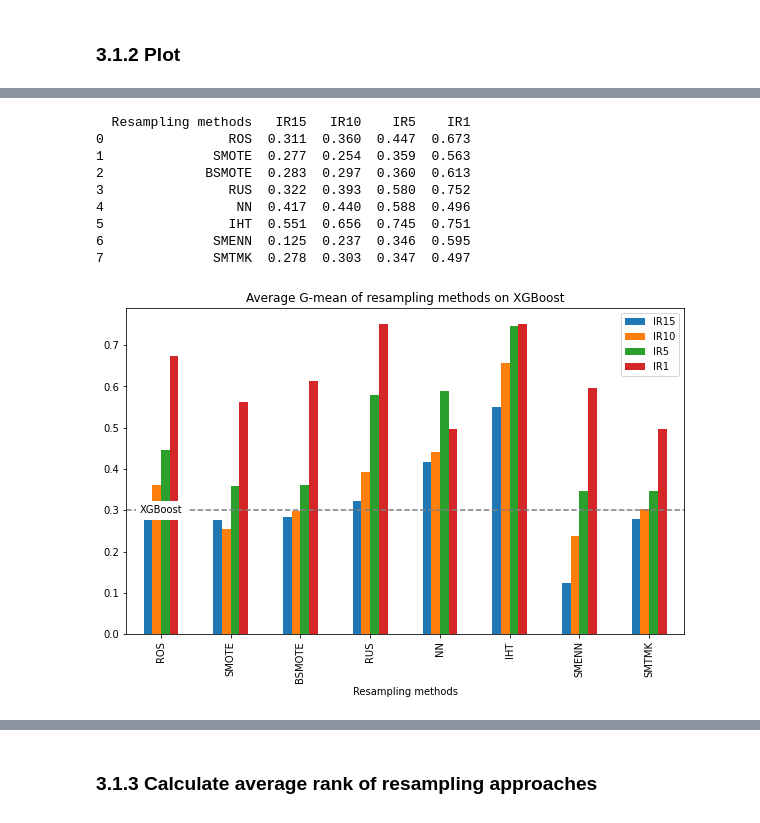
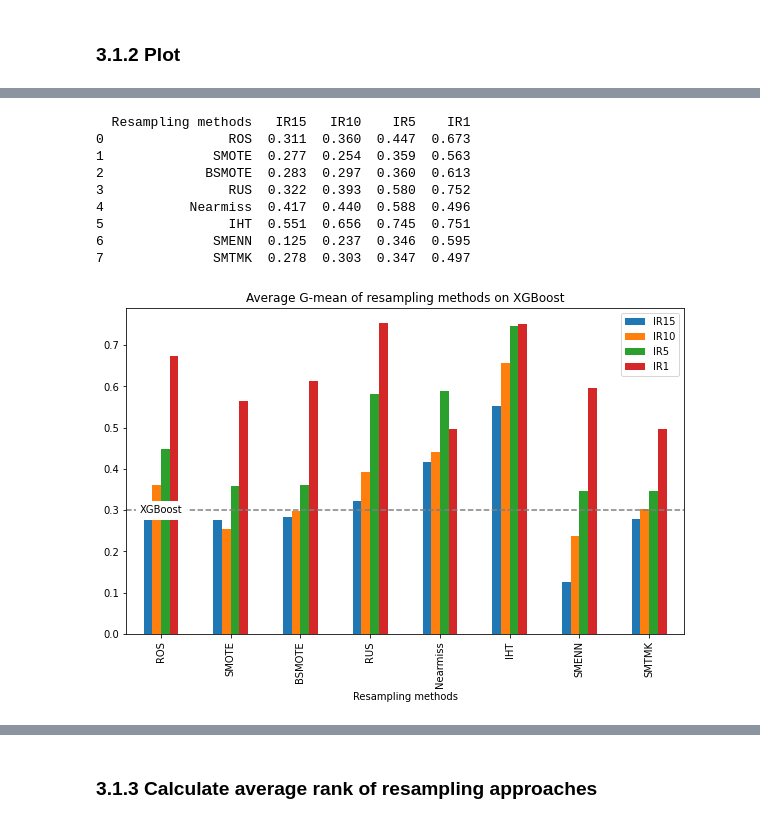
Before and after one commit to Sinan-Wang/thesis, a Jupyter notebook: Analysis/Analysis.ipynb, the cells around one changed output, grey strips where cells are left out. Saved outputs shown, nothing was run; the diff lists cells and outputs as text; code cells hidden in the pictures.

```diff
--- a/Analysis/Analysis.ipynb
+++ b/Analysis/Analysis.ipynb
@@ -1728,32 +1728,32 @@ xgb_auc.head()
 | ucig_1:15 | 0.615 | 0.659 | 0.704 | 0.618 | 0.634 | 0.659 | ... |
 # %%
 #hmeq
-hmeq_xgbgmeans = pd.read_csv("/Users/kelly/Desktop/code_final/HMEQ/result/hmeq_xgb_gmeans.csv", sep=",")
+hmeq_xgbgmeans = pd.read_csv("../HMEQ/result/hmeq_xgb_gmeans.csv", sep=",")
 hmeq_xgbgmeans = hmeq_xgbgmeans.set_index('Approaches')
 hmeq_xgbgmeans.rename(columns = {'1:15':'hmeq_1:15','1:10':'hmeq_1:10',
                          '1:5':'hmeq_1:5','1:1':'hmeq_1:1','average_rank':'hmeq_average_rank' }, inplace = True)
 hmeq_xgbgmeans_tr = hmeq_xgbgmeans.transpose()
 
 #ucig
-ucig_xgbgmeans = pd.read_csv("/Users/kelly/Desktop/code_final/UCI_G/result/ucig_xgb_gmeans.csv", sep=",")
+ucig_xgbgmeans = pd.read_csv("../UCI_G/result/ucig_xgb_gmeans.csv", sep=",")
 ucig_xgbgmeans = ucig_xgbgmeans.set_index('Approaches')
 ucig_xgbgmeans.rename(columns = {'1:15':'ucig_1:15','1:10':'ucig_1:10',
                          '1:5':'ucig_1:5','1:1':'ucig_1:1','average_rank':'ucig_average_rank' }, inplace = True)
 ucig_xgbgmeans_tr = ucig_xgbgmeans.transpose()
 #ucid
-ucid_xgbgmeans = pd.read_csv("/Users/kelly/Desktop/code_final/UCI_D/result/ucid_xgb_gmeans.csv", sep=",")
+ucid_xgbgmeans = pd.read_csv("../UCI_D/result/ucid_xgb_gmeans.csv", sep=",")
 ucid_xgbgmeans = ucid_xgbgmeans.set_index('Approaches')
 ucid_xgbgmeans.rename(columns = {'1:15':'ucid_1:15','1:10':'ucid_1:10',
                          '1:5':'ucid_1:5','1:1':'ucid_1:1', 'average_rank':'ucid_average_rank'}, inplace = True)
 ucid_xgbgmeans_tr = ucid_xgbgmeans.transpose()
 #ucip
-ucip_xgbgmeans = pd.read_csv("/Users/kelly/Desktop/code_final/UCI_P/result/ucip_xgb_gmeans.csv", sep=",")
+ucip_xgbgmeans = pd.read_csv("../UCI_P/result/ucip_xgb_gmeans.csv", sep=",")
 ucip_xgbgmeans = ucip_xgbgmeans.set_index('Approaches')
 ucip_xgbgmeans.rename(columns = {'1:15':'ucip_1:15','1:10':'ucip_1:10',
                          '1:5':'ucip_1:5','1:1':'ucip_1:1','average_rank':'ucip_average_rank' }, inplace = True)
 ucip_xgbgmeans_tr = ucip_xgbgmeans.transpose()
 #kaggle
-kaggle_xgbgmeans = pd.read_csv("/Users/kelly/Desktop/code_final/GMC/result/kaggle_xgb_gmeans.csv", sep=",")
+kaggle_xgbgmeans = pd.read_csv("../GMC/result/kaggle_xgb_gmeans.csv", sep=",")
 kaggle_xgbgmeans = kaggle_xgbgmeans.set_index('Approaches')
 kaggle_xgbgmeans.rename(columns = {'1:15':'kaggle_1:15','1:10':'kaggle_1:10',
                          '1:5':'kaggle_1:5','1:1':'kaggle_1:1', 'average_rank':'kaggle_average_rank' }, inplace = True)
@@ -2041,38 +2041,38 @@ smt1 =statistics.mean([xgb_gmeans.iloc[3,7], xgb_gmeans.iloc[7,7],
 # create data
 df = pd.DataFrame([['ROS', ros15, ros10, ros5, ros1], ['SMOTE', smote15, smote10, smote5, smote1],
                    ['BSMOTE', bsmote15, bsmote10, bsmote5, bsmote1],['RUS', rus15, rus10, rus5, rus1],
-                   ['NN', nn15, nn10, nn5, nn1], ['IHT', iht15, iht10, iht5, iht1],
+                   ['Nearmiss', nn15, nn10, nn5, nn1], ['IHT', iht15, iht10, iht5, iht1],
                    ['SMENN', smenn15, smenn10, smenn5, smenn1], ['SMTMK', smt15, smt10, smt5, smt1]],
                   columns=['Resampling methods', 'IR15', 'IR10', 'IR5', 'IR1'])
 # view data
 print(df)
 
 # plot grouped bar chart
 df.plot(x='Resampling methods',
         kind='bar',
         stacked=False,
         title='Average G-mean of resampling methods on XGBoost')
 
 #add a dash line of avaerage xgb gmeans
 
 plt.axhline(y= xgb_meangmeans,color='grey', linestyle ='dashed')
 plt.text(0, xgb_meangmeans, 'XGBoost', fontsize=10, va='center', ha='center', backgroundcolor='w')
 
 #adjust the size of plot
 plt.rcParams["figure.figsize"] = [10, 6]
-plt.savefig('/Users/kelly/Desktop/code_final/Analysis/result/xgb_gmeans.jpg')
+plt.savefig('./result/xgb_gmean.jpg')
 plt.show()
 # %% [output]
   Resampling methods   IR15   IR10    IR5    IR1
 0                ROS  0.311  0.360  0.447  0.673
 1              SMOTE  0.277  0.254  0.359  0.563
 2             BSMOTE  0.283  0.297  0.360  0.613
 3                RUS  0.322  0.393  0.580  0.752
-4                 NN  0.417  0.440  0.588  0.496
+4           Nearmiss  0.417  0.440  0.588  0.496
 5                IHT  0.551  0.656  0.745  0.751
 6              SMENN  0.125  0.237  0.346  0.595
 7              SMTMK  0.278  0.303  0.347  0.497
-[figure, old version]
+[figure, new version]
 # %%
 # calculate mean fmeasure of five datasets in case of certain approach and certain ir
 #xgb
```
Also changed, not shown: parts of 17 cells of this notebook, 10 other files.
